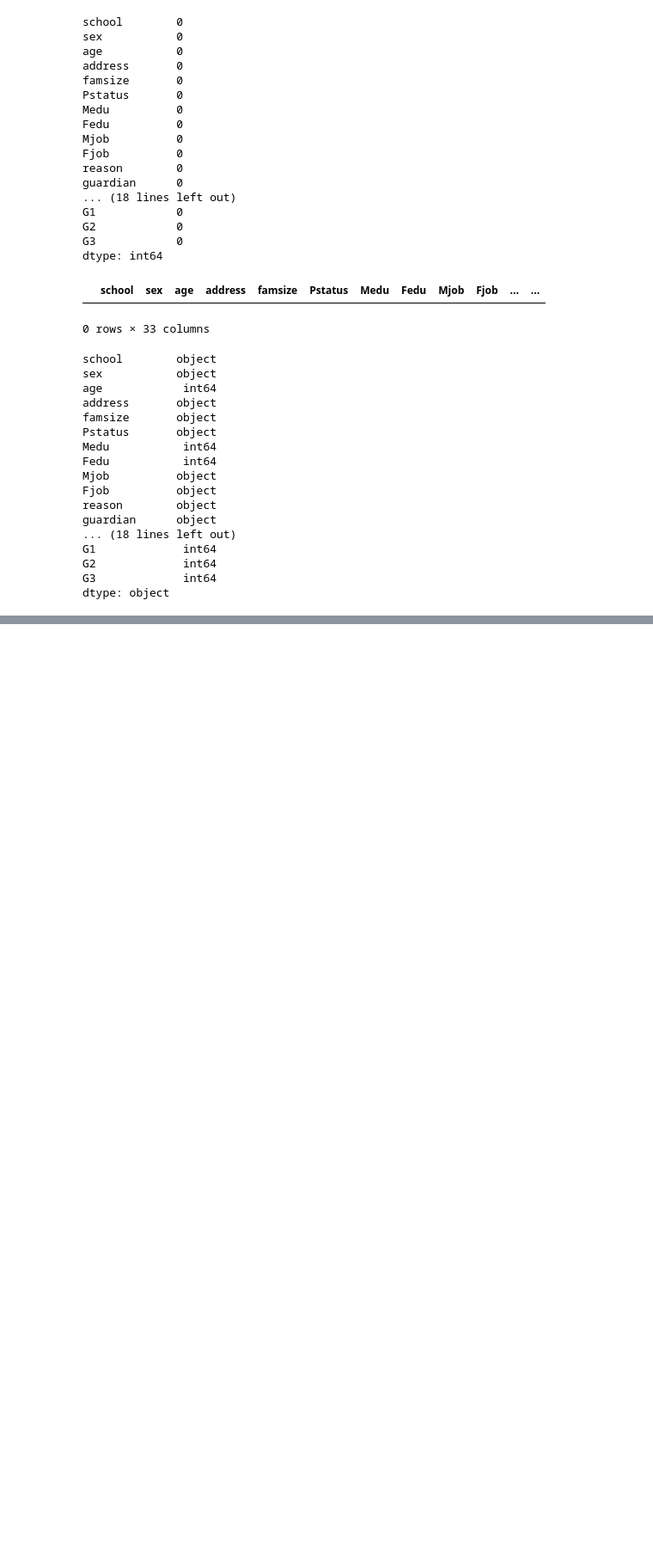
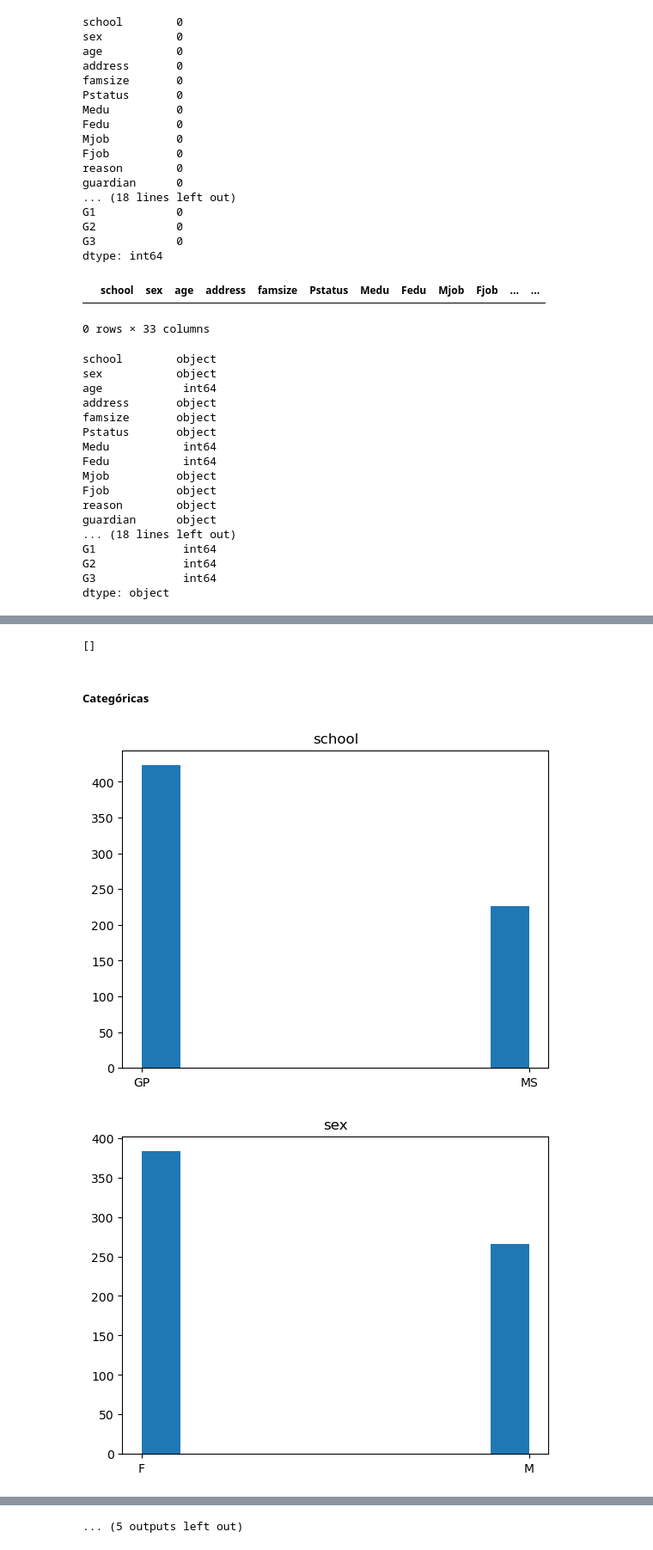
Before and after one commit to duartefrancisco/SLII-ProyectoFinal, a Jupyter notebook: Proyecto.ipynb, the cells around one changed output, grey strips where cells are left out. Shown at 86% size. Drawn from its saved outputs; the diff is of its cells as text; code cells hidden in the pictures; blank space fills up the shorter version.

```diff
--- a/Proyecto.ipynb
+++ b/Proyecto.ipynb
@@ -106,0 +109,13 @@ dataset_original.describe()
+# %%
+discretas = []
+continuas = []
+categoricas = []
+
+for columna in dataset_original.columns:
+    if (dataset_original[columna].dtype == "object"):
+        categoricas.append(columna)
+    else:
+        if (len(dataset_original[columna].unique()) <= 30):
+            discretas.append(columna)
+        else:
+            continuas.append(columna)
@@ -106,0 +161,12 @@ dataset_original.describe()
+# %%
+continuas
+# %% [output]
+[]
+# %% [markdown]
+##### Categóricas
+# %%
+for columna in categoricas:
+    generarHistograma(dataset_original, columna)
+# %% [output]
+[figure, added]
+[figure, added]
@@ -106,0 +183 @@ dataset_original.describe()
+... (5 outputs left out)
```
Also changed, not shown: parts of 9 cells of this notebook.
